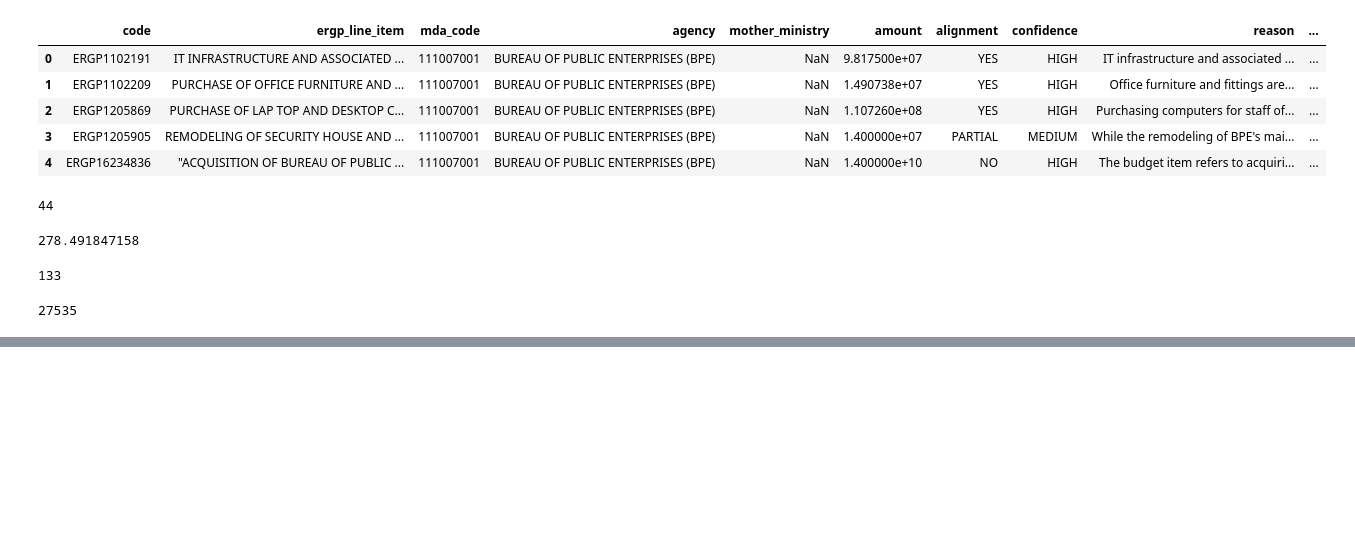
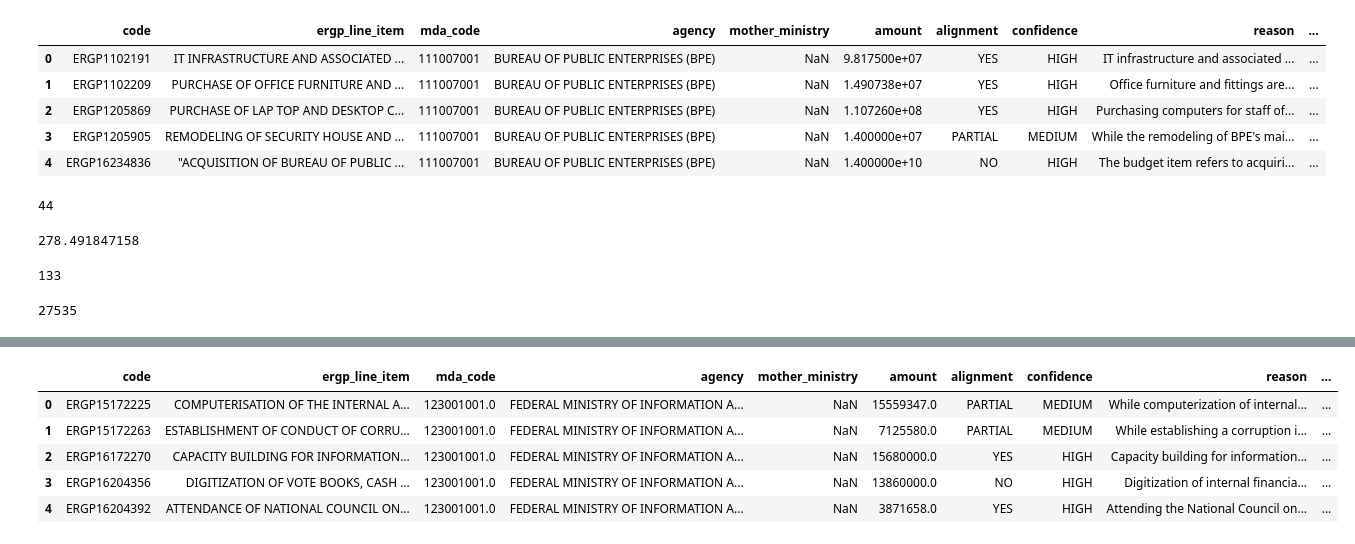
Before and after one commit to abelunbound/fg_interactive_budget, a Jupyter notebook: llm_as_a_judge.ipynb, the cells around one changed output, grey strips where cells are left out. Drawn from its saved outputs; the diff is of its cells as text; code cells hidden in the pictures; blank space fills up the shorter version.

```diff
--- a/llm_as_a_judge.ipynb
+++ b/llm_as_a_judge.ipynb
@@ -1187,0 +1329,12 @@ print(len(budget_df['code'].unique()))
+# %%
+llm_alignment_results_remaining_7148_path = "data/outputs/mandate_deviation/llm_alignment_results_remaining_7148.csv"
+llm_alignment_results_remaining_7148_projects = pd.read_csv(llm_alignment_results_remaining_7148_path)
+# %%
+llm_alignment_results_remaining_7148_projects.head()
+# %% [output]
+|  | code | ergp_line_item | mda_code | agency | mother_ministry | amount | alignment | confidence | reason | ... |
+| 0 | ERGP15172225 | COMPUTERISATION OF THE INTERNAL A... | 123001001.0 | FEDERAL MINISTRY OF INFORMATION A... | NaN | 15559347.0 | PARTIAL | MEDIUM | While computerization of internal... | ... |
+| 1 | ERGP15172263 | ESTABLISHMENT OF CONDUCT OF CORRU... | 123001001.0 | FEDERAL MINISTRY OF INFORMATION A... | NaN | 7125580.0 | PARTIAL | MEDIUM | While establishing a corruption i... | ... |
+| 2 | ERGP16172270 | CAPACITY BUILDING FOR INFORMATION... | 123001001.0 | FEDERAL MINISTRY OF INFORMATION A... | NaN | 15680000.0 | YES | HIGH | Capacity building for information... | ... |
+| 3 | ERGP16204356 | DIGITIZATION OF VOTE BOOKS, CASH ... | 123001001.0 | FEDERAL MINISTRY OF INFORMATION A... | NaN | 13860000.0 | NO | HIGH | Digitization of internal financia... | ... |
+| 4 | ERGP16204392 | ATTENDANCE OF NATIONAL COUNCIL ON... | 123001001.0 | FEDERAL MINISTRY OF INFORMATION A... | NaN | 3871658.0 | YES | HIGH | Attending the National Council on... | ... |
```
Also changed, not shown: parts of 22 cells of this notebook, 20 other files.
